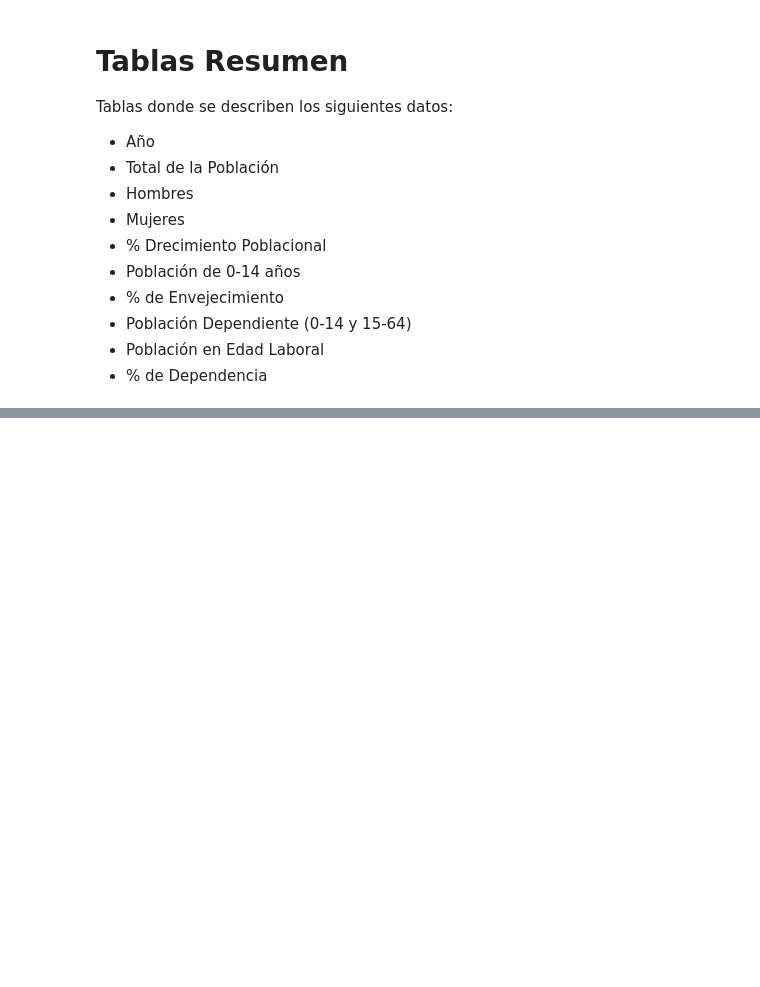
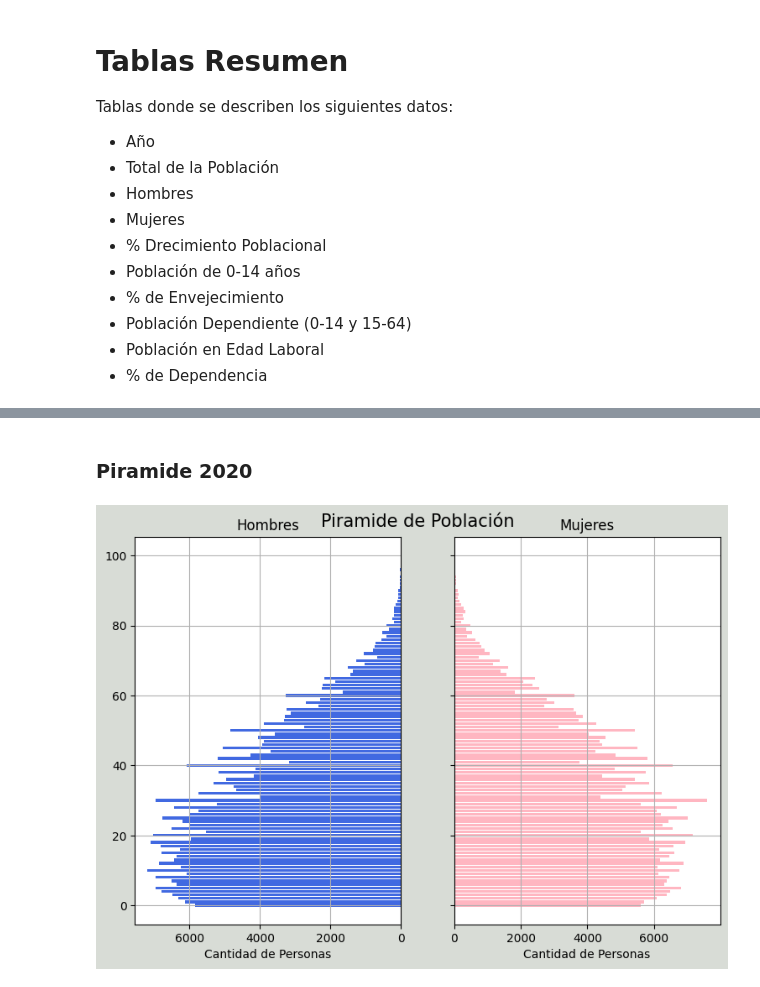
Before and after one commit to galigaribaldi/EconomiaMaestria, a Jupyter notebook: Concentrado.ipynb, the cells around one changed output, grey strips where cells are left out. Drawn from its saved outputs; the diff is of its cells as text; code cells hidden in the pictures; blank space fills up the shorter version.

```diff
--- a/Concentrado.ipynb
+++ b/Concentrado.ipynb
@@ -246,0 +192,6 @@ d_totales_2000.graficaPiramide()
+# %% [markdown]
+### Piramide 2020
+# %%
+d_totales_2020.graficaPiramideTotal()
+# %% [output]
+[figure, added]
```
Also changed, not shown: parts of 24 cells of this notebook, 39 other files.
